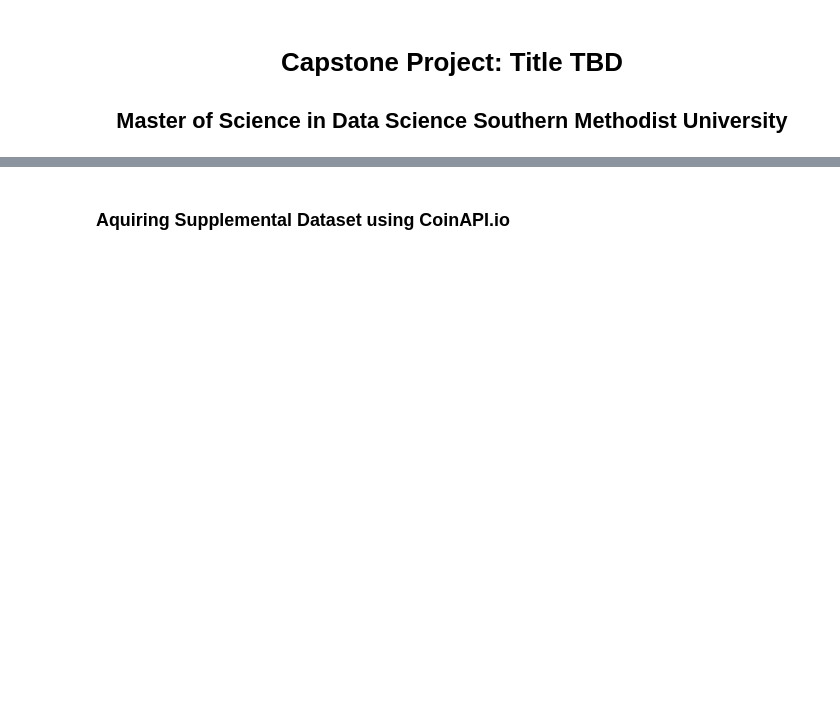
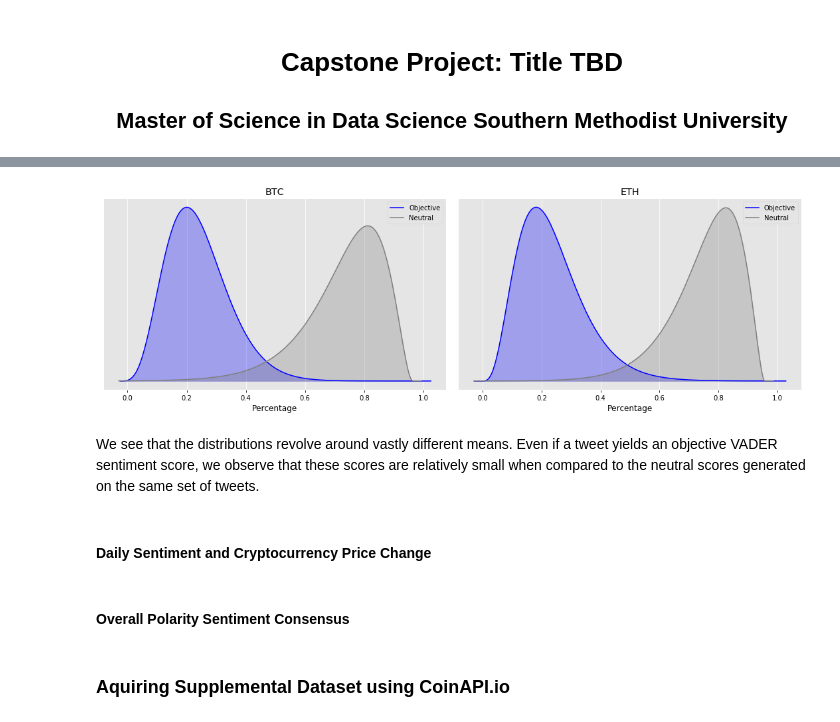
Before and after one commit to jba17/MSDS_Capstone, a Jupyter notebook: Capstone_AbrahamHigdonNelson.ipynb, the cells around one changed output, grey strips where cells are left out. Drawn from its saved outputs; the diff is of its cells as text; code cells hidden in the pictures; blank space fills up the shorter version.

```diff
--- a/Capstone_AbrahamHigdonNelson.ipynb
+++ b/Capstone_AbrahamHigdonNelson.ipynb
@@ -55,0 +167,13 @@ api._writeHistOHLCV(filename, price_data_ETH)
+# %%
+df_obj_BTC = df_BTC[df_BTC.neu != 1]
+df_polar_BTC = getPolarity(df_obj_BTC)
+
+df_obj_ETH = df_ETH[df_ETH.neu != 1]
+df_polar_ETH = getPolarity(df_obj_ETH)
+# %%
+fig, (ax1, ax2) = plt.subplots(1,2, figsize=(15,5))
+objectiveDistribution(df_obj_BTC, df_polar_BTC, ax1, title='BTC')
+objectiveDistribution(df_obj_ETH, df_polar_ETH, ax2, title='ETH')
+
+plt.savefig('figures/objectiveDistribution.png', bbox_inches='tight')
+# %% [output]
@@ -56,3 +181,10 @@ api._writeHistOHLCV(filename, price_data_ETH)
+[figure, added]
+# %% [markdown]
+We see that the distributions revolve around vastly different means.  Even if a tweet yields an objective VADER sentiment score, we observe that these scores are relatively small when compared to the neutral scores generated on the same set of tweets.
+# %% [markdown]
+<h4> Daily Sentiment and Cryptocurrency Price Change </h4>
+# %% [markdown]
+<h4> Overall Polarity Sentiment Consensus </h4>
 # %% [markdown]
 <h3> Aquiring Supplemental Dataset using CoinAPI.io </h3>
 # %% [markdown]
```
Also changed, not shown: parts of 25 cells of this notebook, 4 other files.
